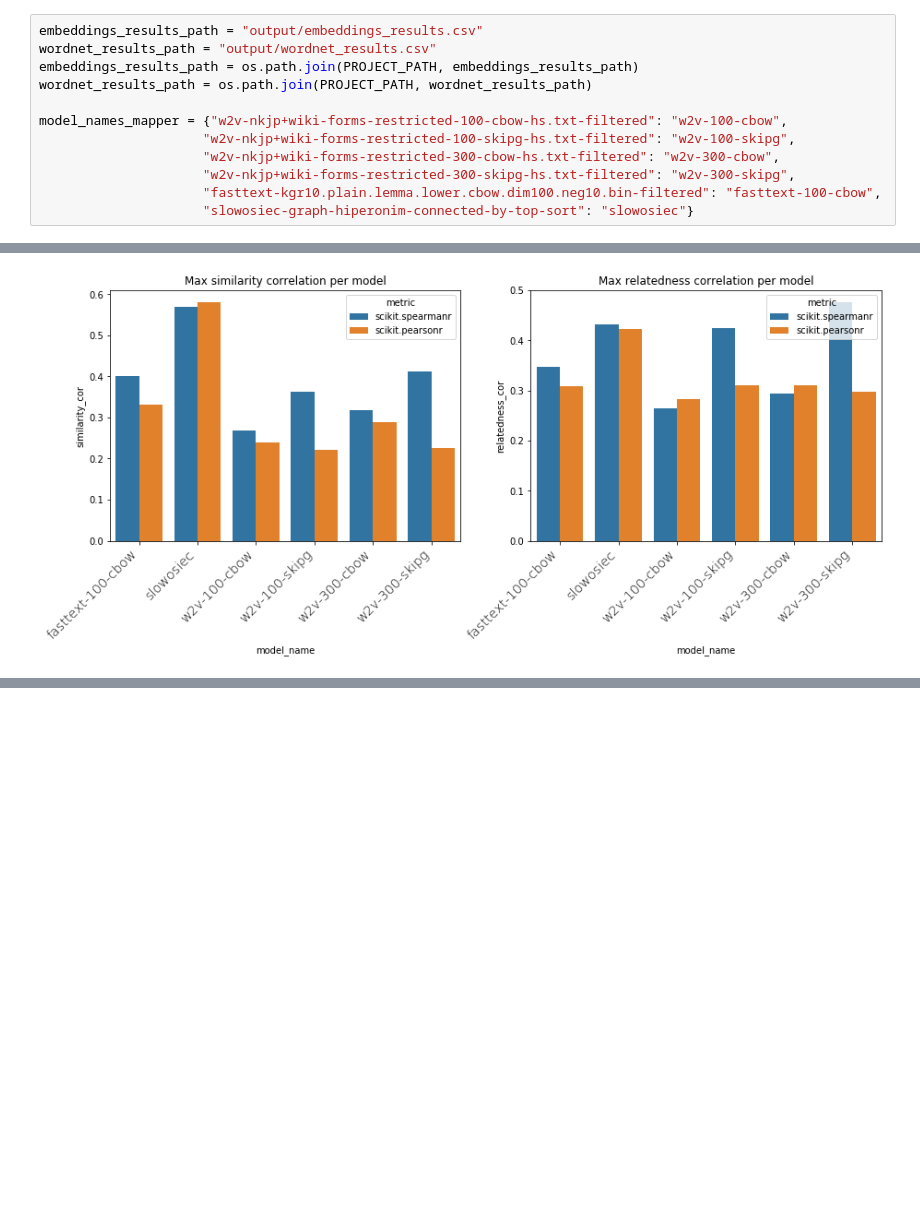
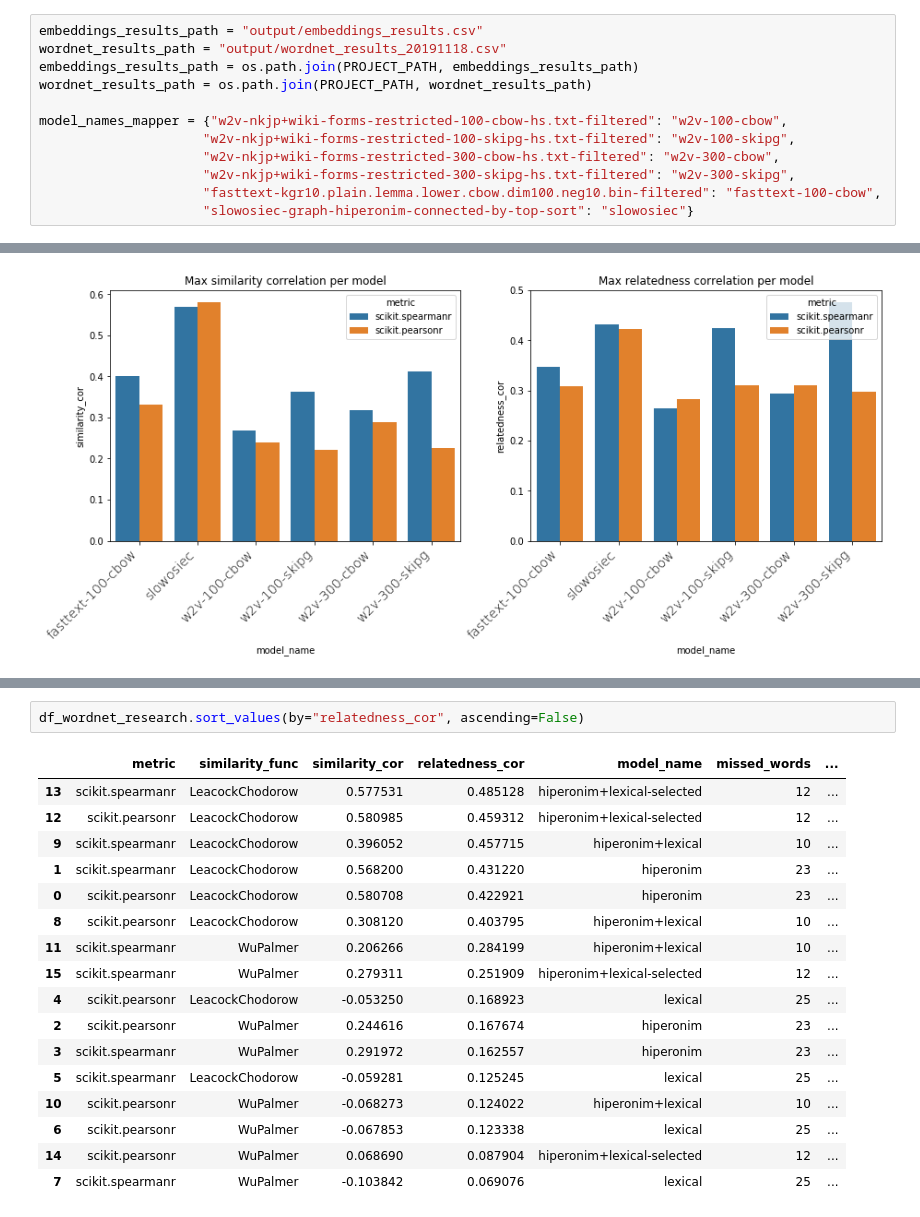
Before and after one commit to lukaszsus/nlp-semantic-relatedness, a Jupyter notebook: notebooks/measure_similarity_relatedness.ipynb, the cells around one changed output, grey strips where cells are left out. Cells and saved outputs as stored; diff of their text form; blank space fills up the shorter version.

```diff
--- a/notebooks/measure_similarity_relatedness.ipynb
+++ b/notebooks/measure_similarity_relatedness.ipynb
@@ -13,7 +13,7 @@ from settings import PROJECT_PATH
 ## Load results
 # %%
 embeddings_results_path = "output/embeddings_results.csv"
-wordnet_results_path = "output/wordnet_results.csv"
+wordnet_results_path = "output/wordnet_results_20191118.csv"
 embeddings_results_path = os.path.join(PROJECT_PATH, embeddings_results_path)
 wordnet_results_path = os.path.join(PROJECT_PATH, wordnet_results_path)
 
@@ -206,0 +249,20 @@ compare_all_models(df_combined)
+# %%
+df_wordnet_research.sort_values(by="relatedness_cor", ascending=False)
+# %% [output]
+|  | metric | similarity_func | similarity_cor | relatedness_cor | model_name | missed_words | ... |
+| 13 | scikit.spearmanr | LeacockChodorow | 0.577531 | 0.485128 | hiperonim+lexical-selected | 12 | ... |
+| 12 | scikit.pearsonr | LeacockChodorow | 0.580985 | 0.459312 | hiperonim+lexical-selected | 12 | ... |
+| 9 | scikit.spearmanr | LeacockChodorow | 0.396052 | 0.457715 | hiperonim+lexical | 10 | ... |
+| 1 | scikit.spearmanr | LeacockChodorow | 0.568200 | 0.431220 | hiperonim | 23 | ... |
+| 0 | scikit.pearsonr | LeacockChodorow | 0.580708 | 0.422921 | hiperonim | 23 | ... |
+| 8 | scikit.pearsonr | LeacockChodorow | 0.308120 | 0.403795 | hiperonim+lexical | 10 | ... |
+| 11 | scikit.spearmanr | WuPalmer | 0.206266 | 0.284199 | hiperonim+lexical | 10 | ... |
+| 15 | scikit.spearmanr | WuPalmer | 0.279311 | 0.251909 | hiperonim+lexical-selected | 12 | ... |
+| 4 | scikit.pearsonr | LeacockChodorow | -0.053250 | 0.168923 | lexical | 25 | ... |
+| 2 | scikit.pearsonr | WuPalmer | 0.244616 | 0.167674 | hiperonim | 23 | ... |
+| 3 | scikit.spearmanr | WuPalmer | 0.291972 | 0.162557 | hiperonim | 23 | ... |
+| 5 | scikit.spearmanr | LeacockChodorow | -0.059281 | 0.125245 | lexical | 25 | ... |
+| 10 | scikit.pearsonr | WuPalmer | -0.068273 | 0.124022 | hiperonim+lexical | 10 | ... |
+| 6 | scikit.pearsonr | WuPalmer | -0.067853 | 0.123338 | lexical | 25 | ... |
+| 14 | scikit.pearsonr | WuPalmer | 0.068690 | 0.087904 | hiperonim+lexical-selected | 12 | ... |
+| 7 | scikit.spearmanr | WuPalmer | -0.103842 | 0.069076 | lexical | 25 | ... |
```
Also changed, not shown: parts of 7 cells of this notebook, 14 other files.
